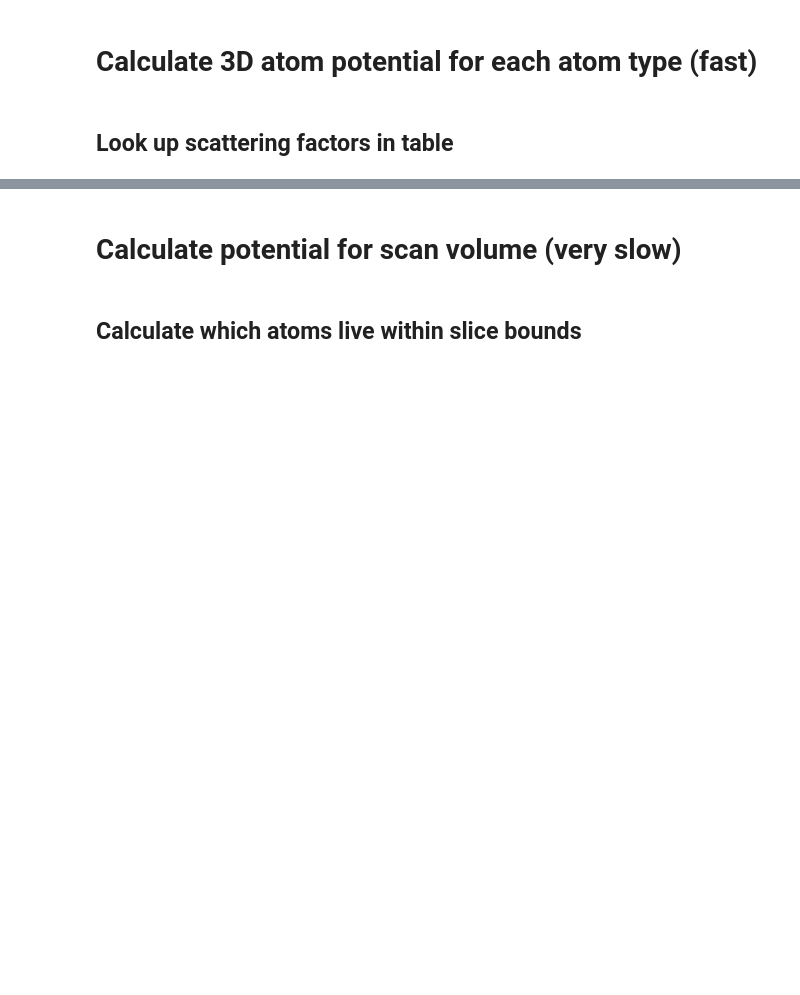
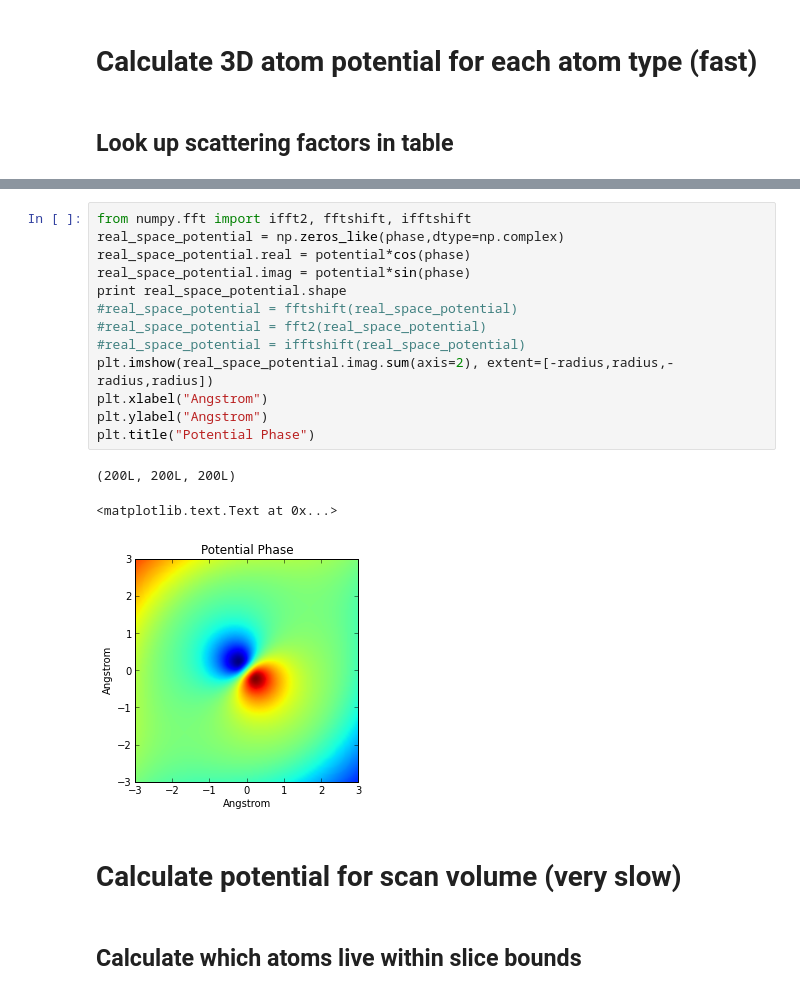
Before and after one commit to QSTEM/QSTEM, a Jupyter notebook: python/QSTEM_simDemo.ipynb, the cells around one changed output, grey strips where cells are left out. Cells and saved outputs as stored; diff of their text form; blank space fills up the shorter version.

```diff
--- a/python/QSTEM_simDemo.ipynb
+++ b/python/QSTEM_simDemo.ipynb
@@ -52,3 +92,20 @@ plt.ylabel("ln Scattering Factor")
+# %%
+from numpy.fft import ifft2, fftshift, ifftshift
+real_space_potential = np.zeros_like(phase,dtype=np.complex)
+real_space_potential.real = potential*cos(phase)
+real_space_potential.imag = potential*sin(phase)
+print real_space_potential.shape
+#real_space_potential = fftshift(real_space_potential)
+#real_space_potential = fft2(real_space_potential)
+#real_space_potential = ifftshift(real_space_potential)
+plt.imshow(real_space_potential.imag.sum(axis=2), extent=[-radius,radius,-radius,radius])
+plt.xlabel("Angstrom")
+plt.ylabel("Angstrom")
+plt.title("Potential Phase")
+# %% [output]
+(200L, 200L, 200L)
+<matplotlib.text.Text at 0x...>
+[figure, added]
 # %% [markdown]
 # Calculate potential for scan volume (very slow)
 # %% [markdown]
```
Also changed, not shown: parts of 4 cells of this notebook.
